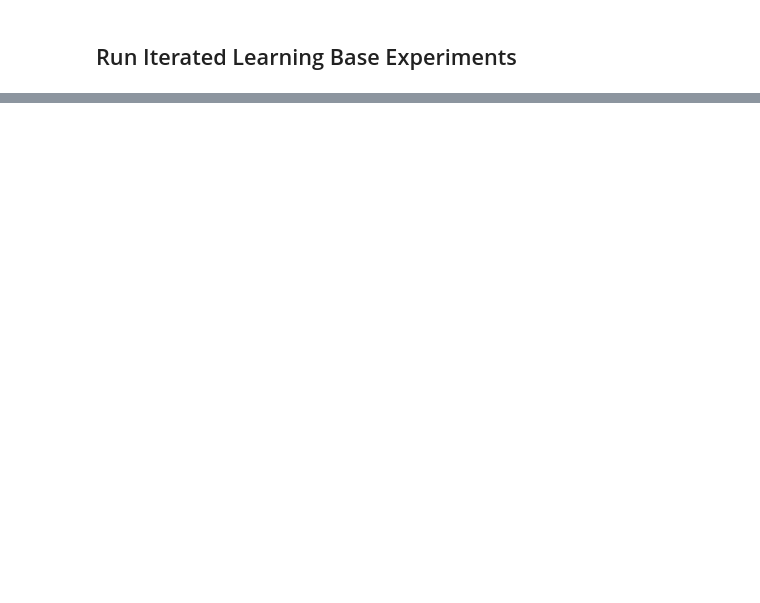
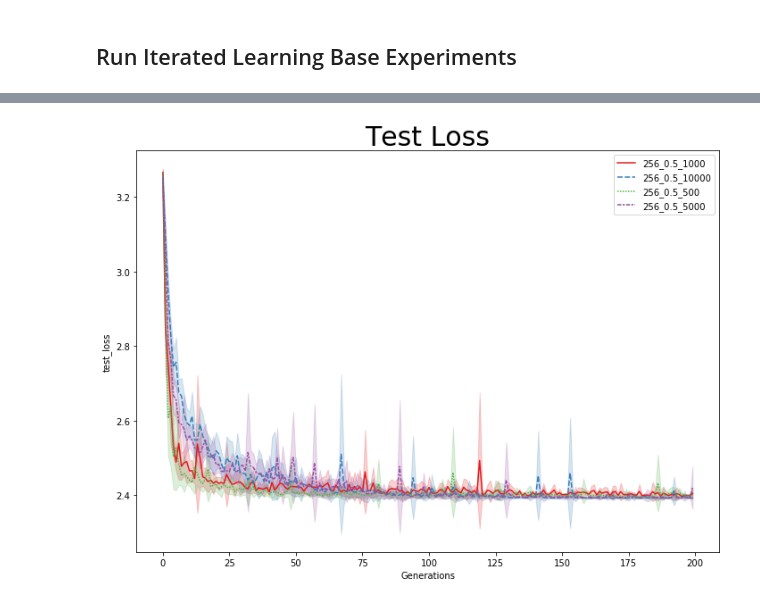
Before and after one commit to gautierdag/cultural-magnification, a Jupyter notebook: main.ipynb, the cells around one changed output, grey strips where cells are left out. Cells and saved outputs as stored; diff of their text form; code cells hidden in the pictures; blank space fills up the shorter version.

```diff
--- a/main.ipynb
+++ b/main.ipynb
@@ -119,0 +133,14 @@ plot_metric(metrics, metric='num_unique_messages')
+# %%
+def get_iter_keys(a):
+    keys = []
+    for k in a:
+        attributes = k.split('_')
+        if int(attributes[0]) == 256 and float(attributes[1]) == 0.5:
+            keys.append(k)
+    return keys
+
+iters_dict = { k: metrics[k] for k in get_iter_keys(list(metrics.keys()))}
+# %%
+plot_metric(iters_dict)
+# %% [output]
+[figure, added]
```
Also changed, not shown: parts of 31 cells of this notebook.
